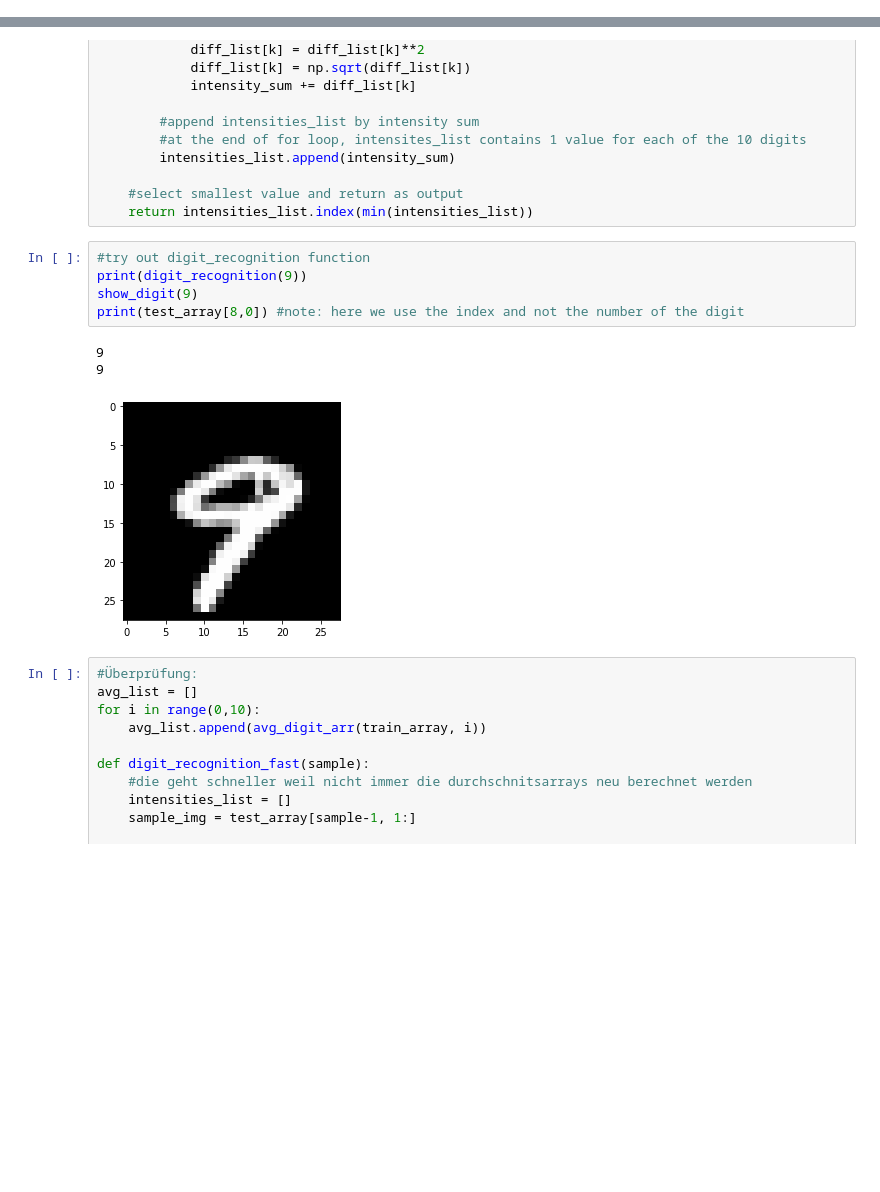
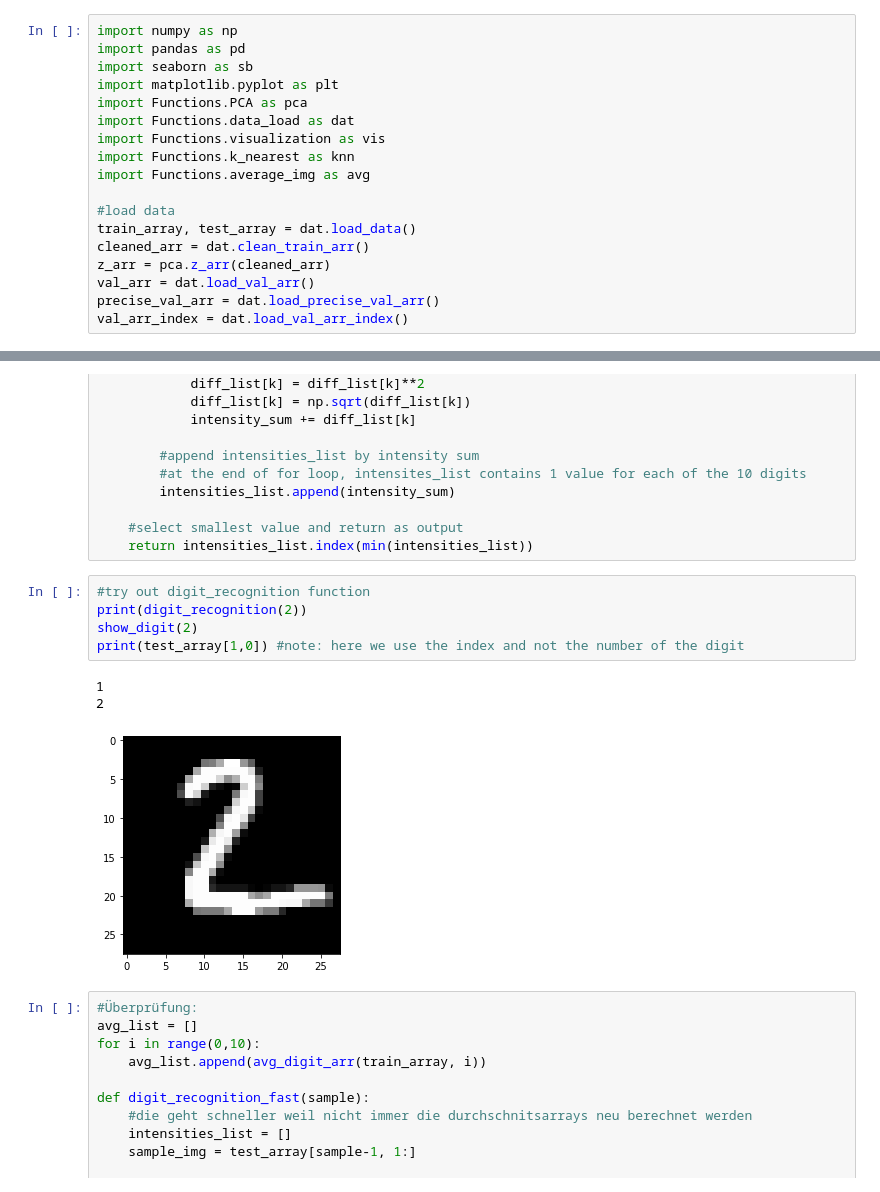
Before and after one commit to datascience-mobi-2022/2022-topic-01-team-02, a Jupyter notebook: average_digit.ipynb, the cells around one changed output, grey strips where cells are left out. Cells and saved outputs as stored; diff of their text form; blank space fills up the shorter version.

```diff
--- a/average_digit.ipynb
+++ b/average_digit.ipynb
@@ -14,0 +1,18 @@ train_array.shape
+# %%
+import numpy as np
+import pandas as pd
+import seaborn as sb
+import matplotlib.pyplot as plt
+import Functions.PCA as pca
+import Functions.data_load as dat
+import Functions.visualization as vis
+import Functions.k_nearest as knn
+import Functions.average_img as avg
+
+#load data
+train_array, test_array = dat.load_data()
+cleaned_arr = dat.clean_train_arr()
+z_arr = pca.z_arr(cleaned_arr)
+val_arr = dat.load_val_arr()
+precise_val_arr = dat.load_precise_val_arr()
+val_arr_index = dat.load_val_arr_index()
@@ -124,13 +222,13 @@ def digit_recognition(sample):
     return intensities_list.index(min(intensities_list))
 # %%
 #try out digit_recognition function
-print(digit_recognition(9))
-show_digit(9)
-print(test_array[8,0]) #note: here we use the index and not the number of the digit
+print(digit_recognition(2))
+show_digit(2)
+print(test_array[1,0]) #note: here we use the index and not the number of the digit
 # %% [output]
-9
-9
+1
+2
-[figure, old version]
+[figure, new version]
 # %%
 #Überprüfung:
 avg_list = []
```
Also changed, not shown: parts of 10 cells of this notebook, 5 other files.
